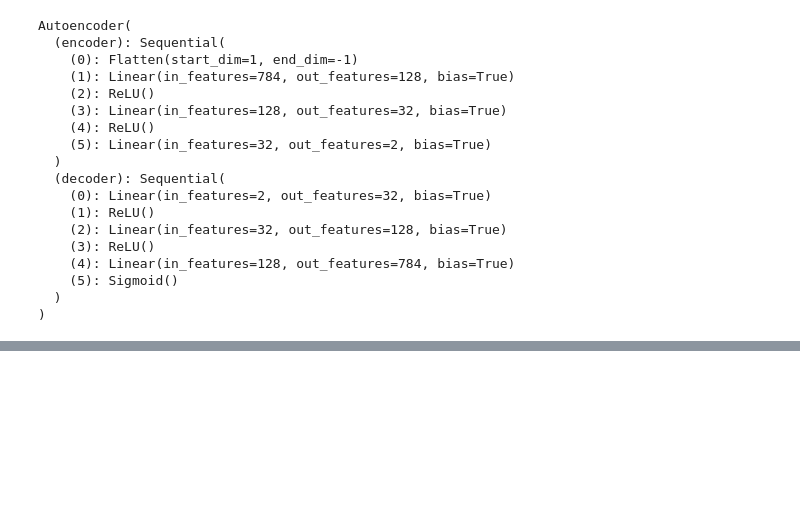
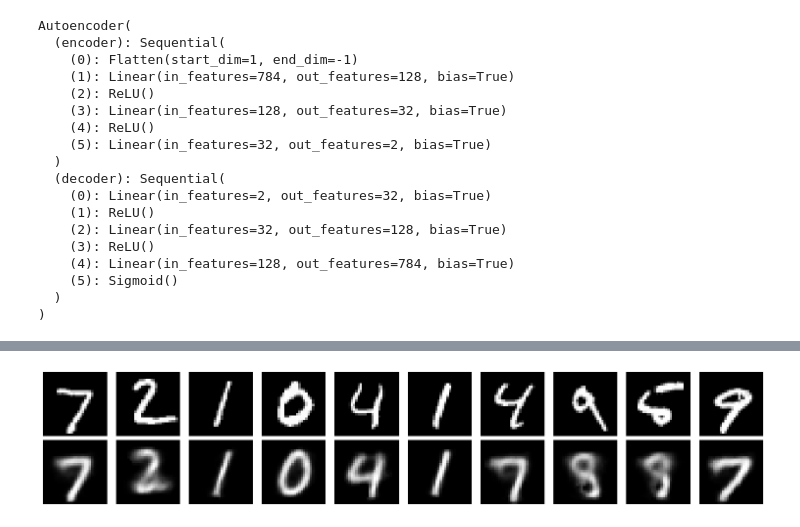
Before and after one commit to dounia1230/models_generatifs, a Jupyter notebook: lab.ipynb, the cells around one changed output, grey strips where cells are left out. Drawn from its saved outputs; the diff is of its cells as text; code cells hidden in the pictures; blank space fills up the shorter version.

```diff
--- a/lab.ipynb
+++ b/lab.ipynb
@@ -217,0 +298,25 @@ Autoencoder(
+# %%
+ae.eval()
+
+x, _ = next(iter(test_loader))
+x = x[:10].to(device)
+
+with torch.no_grad():
+    x_hat = ae(x)
+
+fig, axes = plt.subplots(2, 10, figsize=(15, 3))
+
+for i in range(10):
+    axes[0, i].imshow(x[i].cpu().squeeze(), cmap="gray")
+    axes[0, i].axis("off")
+
+    axes[1, i].imshow(x_hat[i].cpu().squeeze(), cmap="gray")
+    axes[1, i].axis("off")
+
+axes[0, 0].set_ylabel("Original")
+axes[1, 0].set_ylabel("Reconstruit")
+
+plt.tight_layout()
+plt.show()
+# %% [output]
+[figure, added]
```
Also changed, not shown: parts of 15 cells of this notebook, 1 other file.
